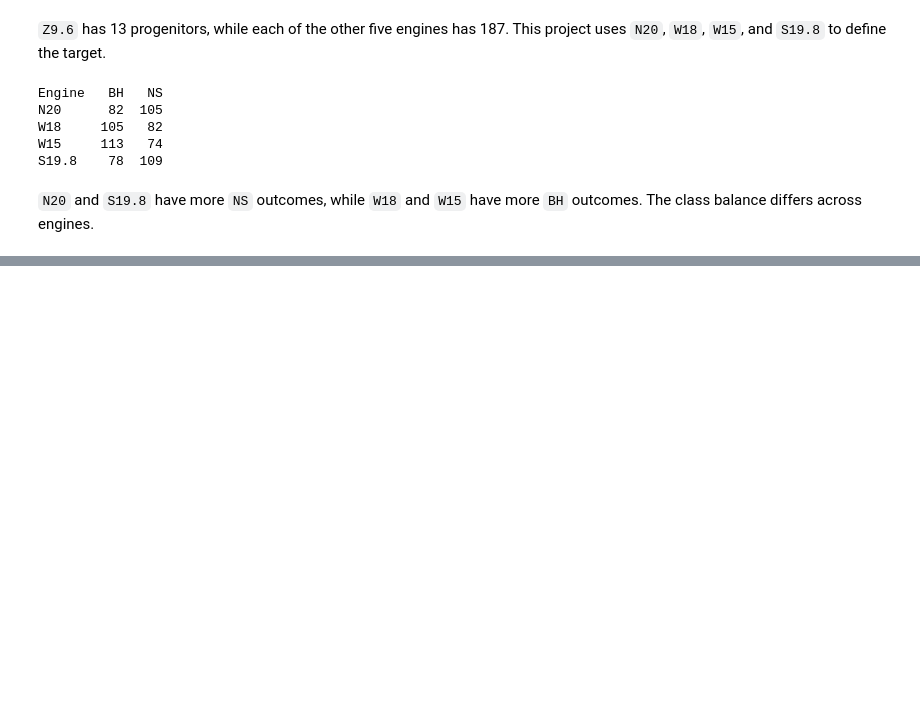
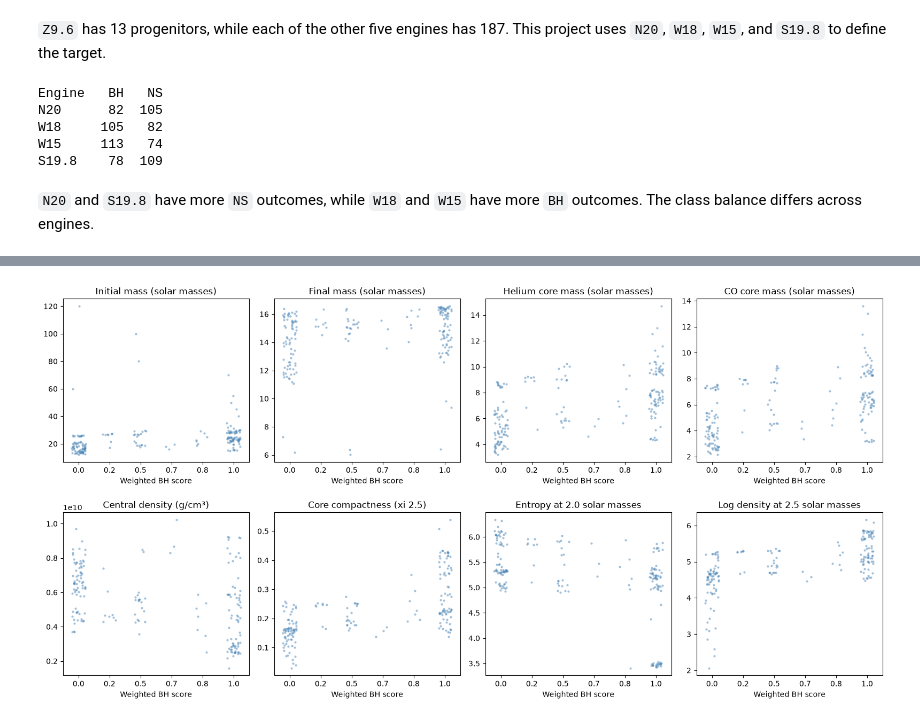
Before and after one commit to FedeMoroni/stellar-collapse-classification, a Jupyter notebook: notebooks/01_eda.ipynb, the cells around one changed output, grey strips where cells are left out. Saved outputs shown, nothing was run; the diff lists cells and outputs as text; code cells hidden in the pictures; blank space fills up the shorter version.

```diff
--- a/notebooks/01_eda.ipynb
+++ b/notebooks/01_eda.ipynb
@@ -67,0 +87,3 @@ S19.8    78  109
+# %%
+features = features.drop(columns=["surface_fe56"])
+print(f"Features after dropping surface_fe56: {features.shape[1]} columns")
@@ -67,0 +171,3 @@ S19.8    78  109
+# %%
+eda_data = features.merge(target_scores[["model", "target_score"]], on="model")
+print(f"Progenitors in the analysis: {len(eda_data)}")
@@ -67,0 +197,23 @@ S19.8    78  109
+# %%
+selected_features = {
+    "zams_mass_msun": "Initial mass (solar masses)",
+    "final_mass_msun": "Final mass (solar masses)",
+    "helium_core_mass_msun": "Helium core mass (solar masses)",
+    "co_core_mass_msun": "CO core mass (solar masses)",
+    "central_density_g_cm3": "Central density (g/cm³)",
+    "xi_2p5": "Core compactness (xi 2.5)",
+    "entropy_at_2p0_msun": "Entropy at 2.0 solar masses",
+    "log10_density_at_2p5_msun": "Log density at 2.5 solar masses",
+}
+
+fig, axes = plt.subplots(2, 4, figsize=(16, 8))
+for ax, (column, label) in zip(axes.flat, selected_features.items()):
+    sns.stripplot(data=eda_data, x="target_score", y=column, jitter=0.22, alpha=0.5, size=3, ax=ax, color="steelblue")
+    ax.set_title(label)
+    ax.set_xlabel("Weighted BH score")
+    ax.set_ylabel("")
+
+fig.tight_layout()
+plt.show()
+# %% [output]
+[figure, added]
```
Also changed, not shown: parts of 24 cells of this notebook, 5 other files.
